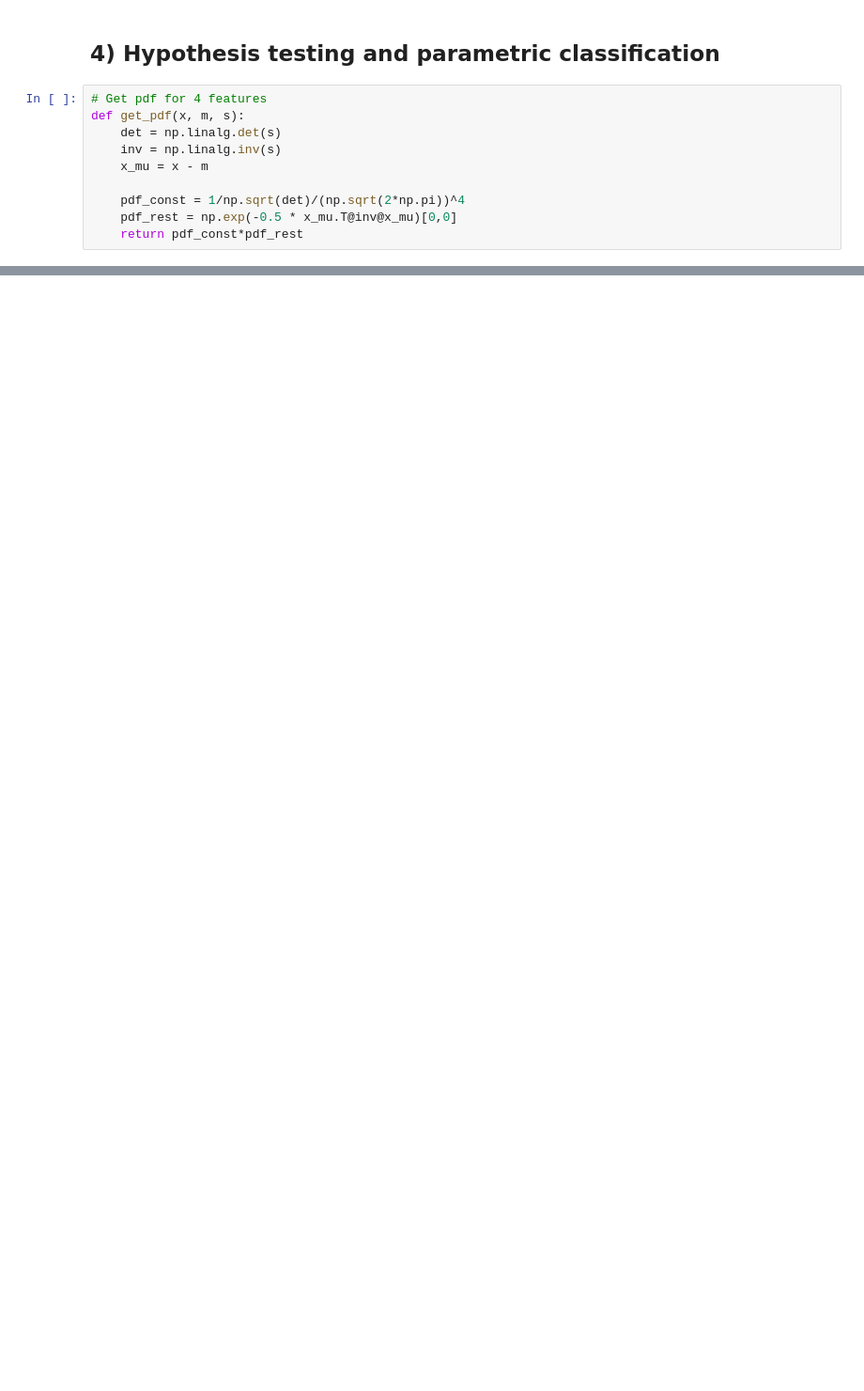
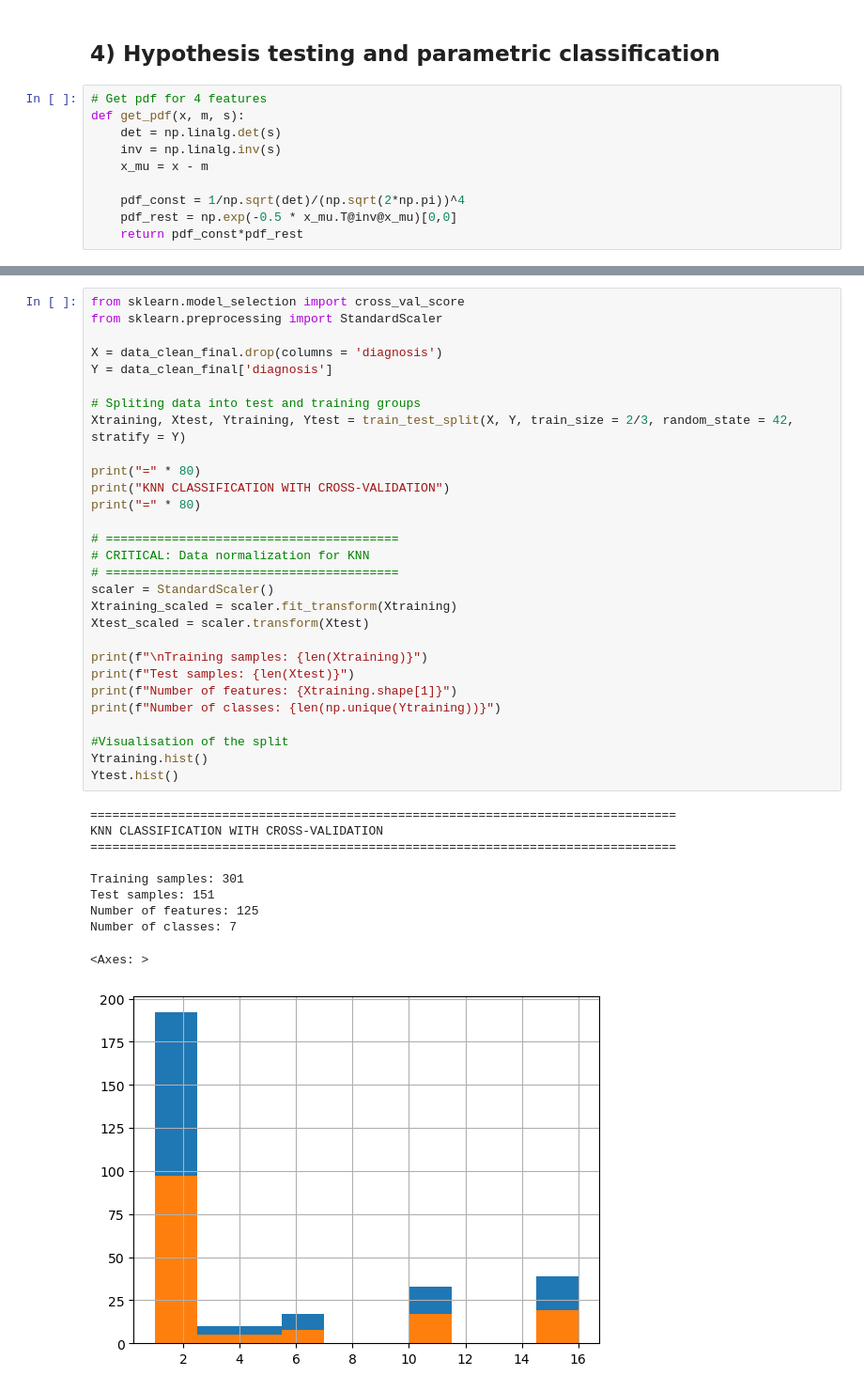
Before and after one commit to lazar-tanaskovic/Arrhythmia-prediction, a Jupyter notebook: Projekat.ipynb, the cells around one changed output, grey strips where cells are left out. Shown at 94% size. Drawn from its saved outputs; the diff is of its cells as text; blank space fills up the shorter version.

```diff
--- a/Projekat.ipynb
+++ b/Projekat.ipynb
@@ -953,0 +1038,40 @@ AVERAGE  0.8865       0.7586       0.9766       0.9690
+# %%
+from sklearn.model_selection import cross_val_score
+from sklearn.preprocessing import StandardScaler
+
+X = data_clean_final.drop(columns = 'diagnosis')
+Y = data_clean_final['diagnosis']
+
+# Spliting data into test and training groups
+Xtraining, Xtest, Ytraining, Ytest = train_test_split(X, Y, train_size = 2/3, random_state = 42, stratify = Y)
+
+print("=" * 80)
+print("KNN CLASSIFICATION WITH CROSS-VALIDATION")
+print("=" * 80)
+
+# ========================================
+# CRITICAL: Data normalization for KNN
+# ========================================
+scaler = StandardScaler()
+Xtraining_scaled = scaler.fit_transform(Xtraining)
+Xtest_scaled = scaler.transform(Xtest)
+
+print(f"\nTraining samples: {len(Xtraining)}")
+print(f"Test samples: {len(Xtest)}")
+print(f"Number of features: {Xtraining.shape[1]}")
+print(f"Number of classes: {len(np.unique(Ytraining))}")
+
+#Visualisation of the split
+Ytraining.hist()
+Ytest.hist()
+# %% [output]
+================================================================================
+KNN CLASSIFICATION WITH CROSS-VALIDATION
+================================================================================
+
+Training samples: 301
+Test samples: 151
+Number of features: 125
+Number of classes: 7
+<Axes: >
+[figure, added]
```
Also changed, not shown: parts of 23 cells of this notebook, 4 other files.
